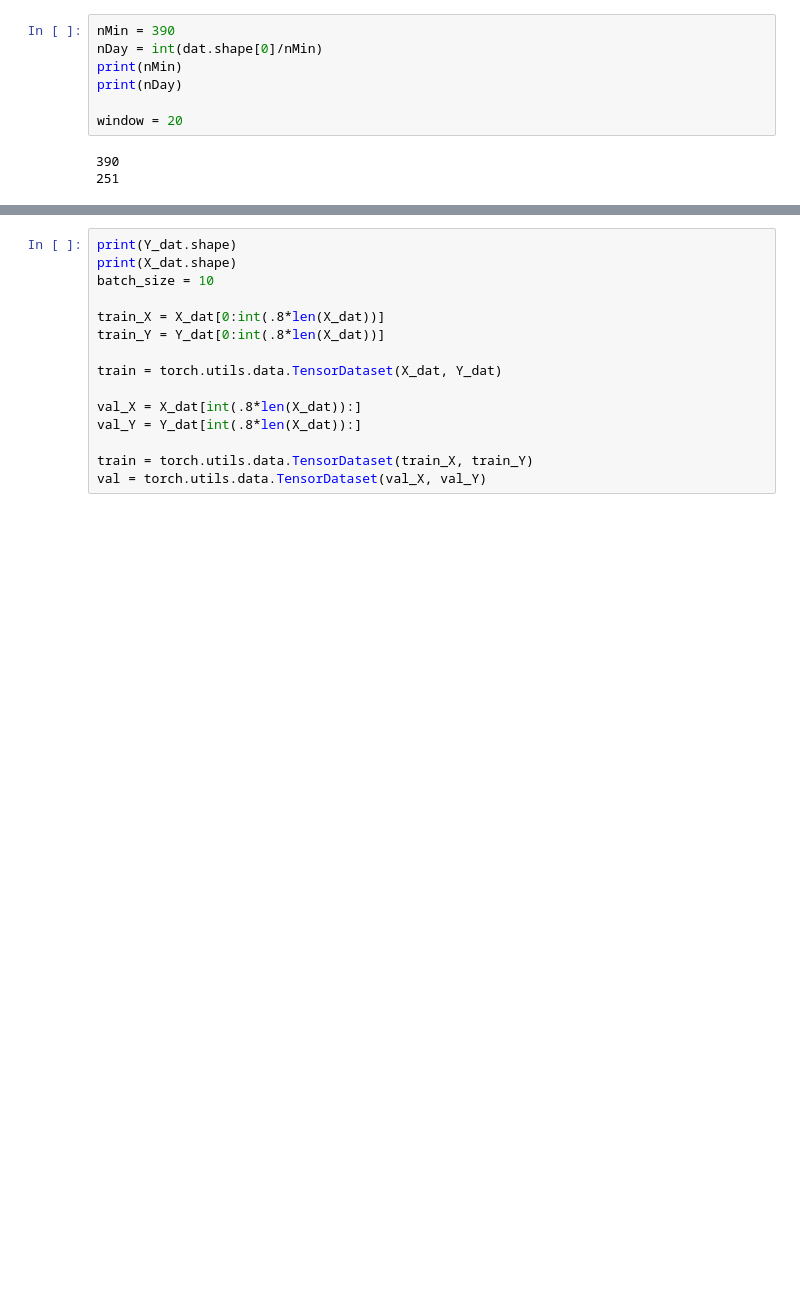
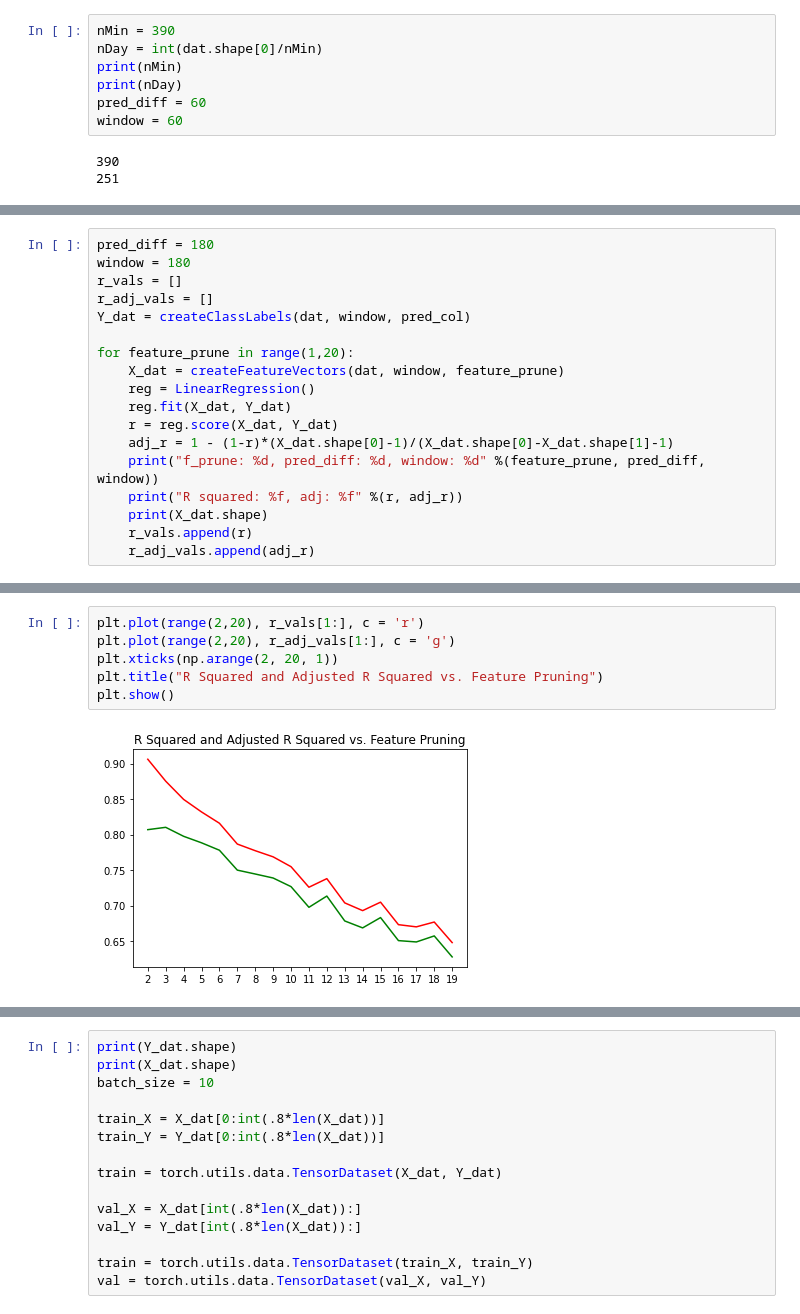
Before and after one commit to LaoKpa/SPY-Price-Prediction, a Jupyter notebook: Price prediction.ipynb, the cells around one changed output, grey strips where cells are left out. Cells and saved outputs as stored; diff of their text form; blank space fills up the shorter version.

```diff
--- a/Price prediction.ipynb
+++ b/Price prediction.ipynb
@@ -42,8 +47,8 @@ nMin = 390
 nDay = int(dat.shape[0]/nMin)
 print(nMin)
 print(nDay)
-
-window = 20
+pred_diff = 60
+window = 60
 # %% [output]
 390
 251
@@ -70,0 +242,18 @@ def createClassLabels(dat, window, yCol):
+# %%
+pred_diff = 180
+window = 180
+r_vals = []
+r_adj_vals = []
+Y_dat = createClassLabels(dat, window, pred_col)
+
+for feature_prune in range(1,20):
+    X_dat = createFeatureVectors(dat, window, feature_prune)
+    reg = LinearRegression()
+    reg.fit(X_dat, Y_dat)
+    r = reg.score(X_dat, Y_dat)
+    adj_r = 1 - (1-r)*(X_dat.shape[0]-1)/(X_dat.shape[0]-X_dat.shape[1]-1)
+    print("f_prune: %d, pred_diff: %d, window: %d" %(feature_prune, pred_diff, window))
+    print("R squared: %f, adj: %f" %(r, adj_r))
+    print(X_dat.shape)
+    r_vals.append(r)
+    r_adj_vals.append(adj_r)
@@ -70,0 +278,8 @@ def createClassLabels(dat, window, yCol):
+# %%
+plt.plot(range(2,20), r_vals[1:], c = 'r')
+plt.plot(range(2,20), r_adj_vals[1:], c = 'g')
+plt.xticks(np.arange(2, 20, 1))
+plt.title("R Squared and Adjusted R Squared vs. Feature Pruning")
+plt.show()
+# %% [output]
+[figure, added]
```
Also changed, not shown: parts of 44 cells of this notebook.
